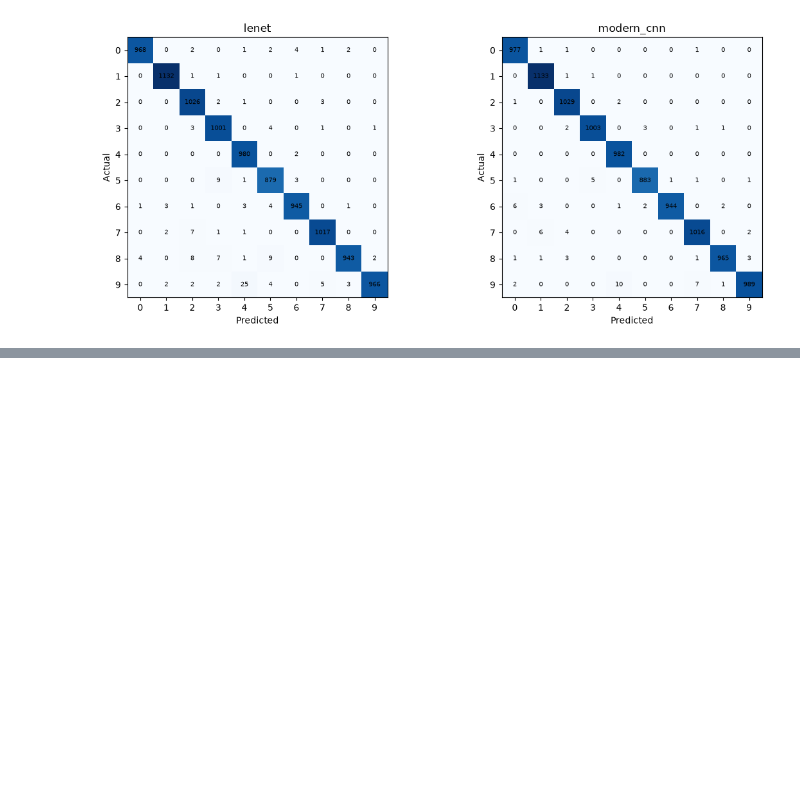
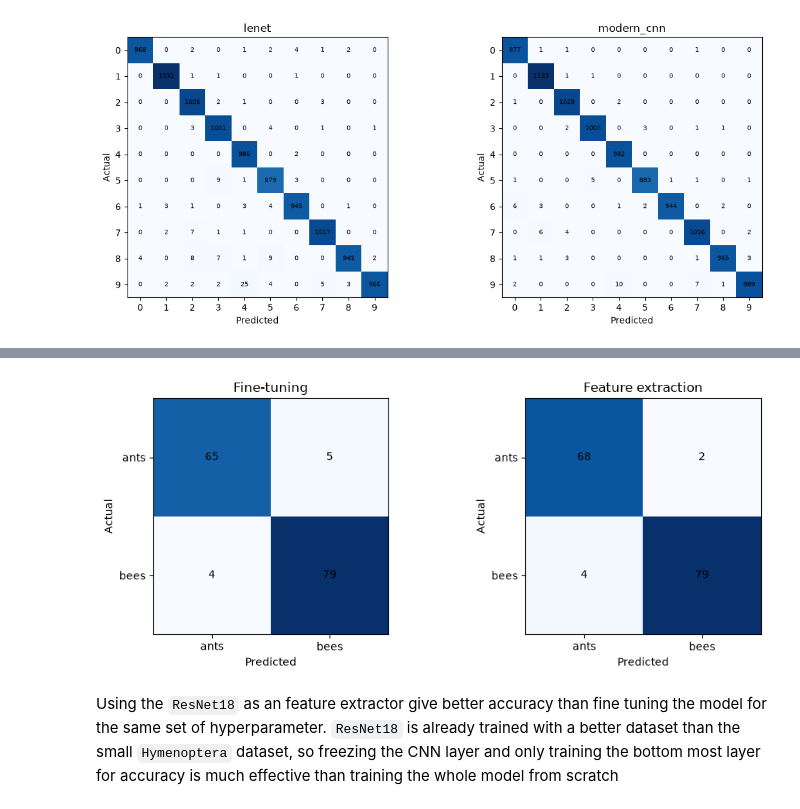
Before and after one commit to NileshAm/EN3160-Image-Processing-and-Machine-Vision, a Jupyter notebook: A03/main.ipynb, the cells around one changed output, grey strips where cells are left out. Cells and saved outputs as stored; diff of their text form; code cells hidden in the pictures; blank space fills up the shorter version.

```diff
--- a/A03/main.ipynb
+++ b/A03/main.ipynb
@@ -634,0 +883,20 @@ plt.show()
+# %%
+fig, axes = plt.subplots(1, 2, figsize=(10, 4))
+
+for ax, (name, cm) in zip(axes, confusions.items()):
+    ax.imshow(cm, cmap="Blues")
+    for i in range(2):
+        for j in range(2):
+            ax.text(j, i, str(cm[i, j]), ha="center", va="center")
+    ax.set_title(name)
+    ax.set_xlabel("Predicted")
+    ax.set_ylabel("Actual")
+    ax.set_xticks(range(2), classes)
+    ax.set_yticks(range(2), classes)
+
+plt.tight_layout()
+plt.show()
+# %% [output]
+[figure, added]
+# %% [markdown]
+Using the `ResNet18` as an feature extractor give better accuracy than fine tuning the model for the same set of hyperparameter. `ResNet18` is already trained with a better dataset than the small `Hymenoptera` dataset, so freezing the CNN layer and only training the bottom most layer for accuracy is much effective than training the whole model from scratch
```
Also changed, not shown: parts of 12 cells of this notebook, 2 other files.
